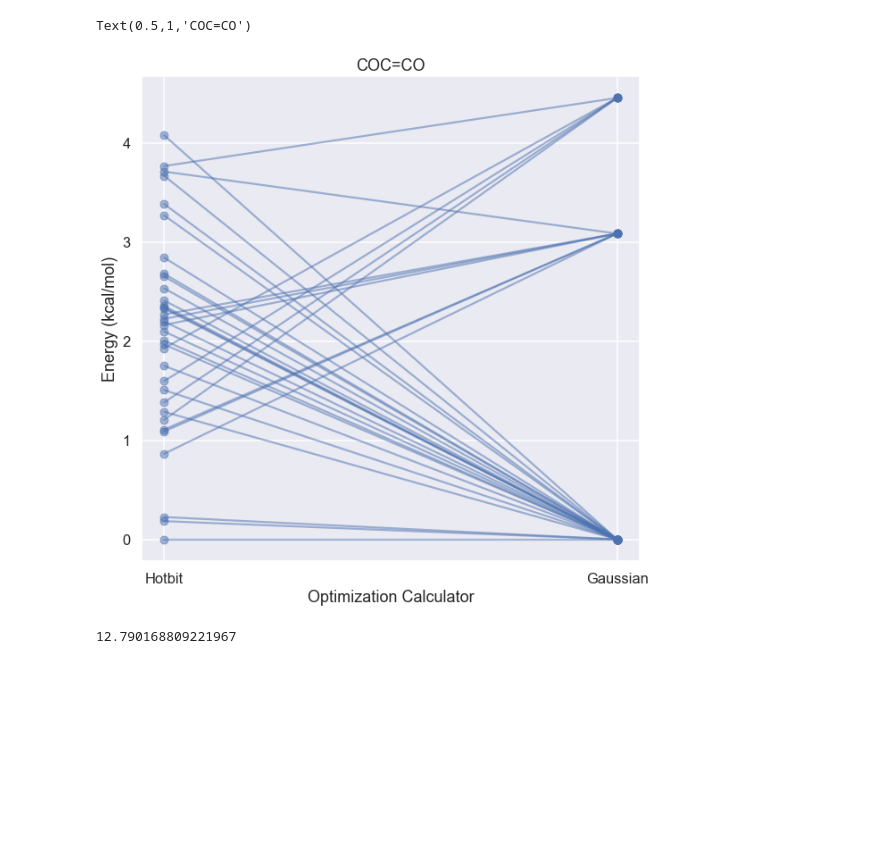
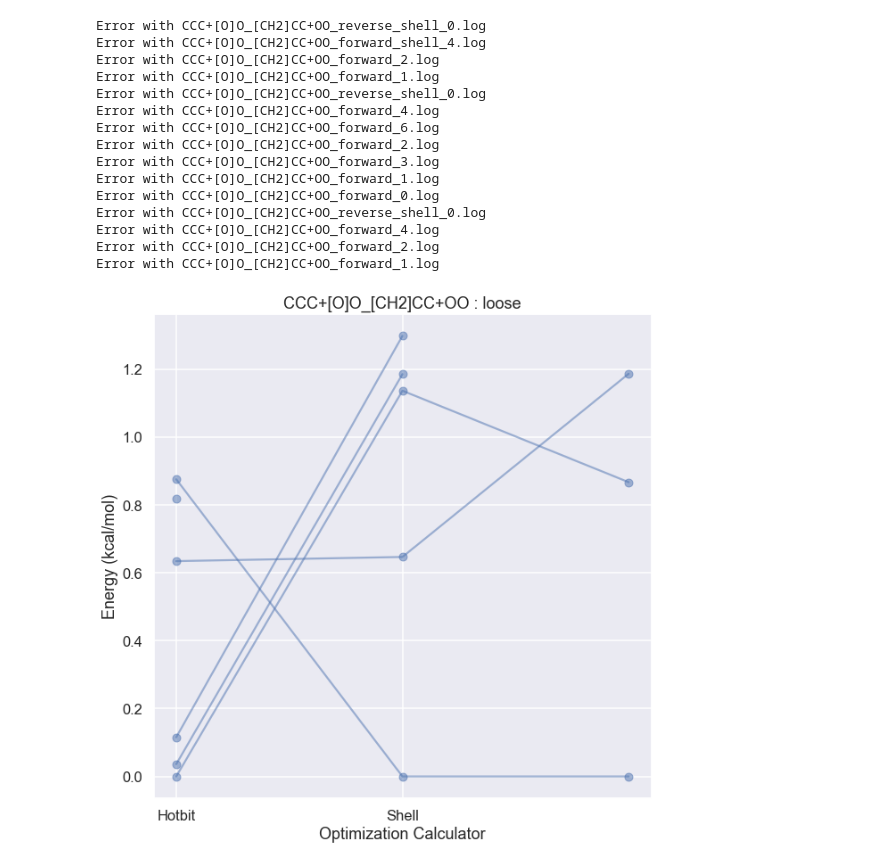
Before and after one commit to nateharms/profiling-conformers, a Jupyter notebook: plottin-species-results.ipynb, the cells around one changed output. Saved outputs shown, nothing was run; the diff lists cells and outputs as text; code cells hidden in the pictures; blank space fills up the shorter version.

```diff
--- a/plottin-species-results.ipynb
+++ b/plottin-species-results.ipynb
@@ -65,16 +41,53 @@ results = results.join(pd.DataFrame(gaussian_results.values(), columns=["gaussia
-# %%
-ax = (results - results.min())[["hotbit", "gaussian"]].T.plot(legend=False, c="b", marker="o", alpha=0.5, figsize=(10,10))
-#ax.plot([1,1], c="r")
-ax.set_xticks([0.0,1.0])
-ax.set_xticklabels(["Hotbit", "Gaussian"])
-ax.set_ylabel("Energy (kcal/mol)")
-ax.set_xlabel("Optimization Calculator")
-ax.set_title(smiles)
-# %% [output]
-Text(0.5,1,'COC=CO')
-[figure, removed]
-# %%
-forces = atoms.get_forces()
-(forces**2).sum(axis=1).max()
-# %% [output]
-12.790168809221967
+# %%
+
+for opt_type in opts:
+    results = pd.read_csv("{}/hotbit-ts.csv".format(opt_type))
+    results = results[["index", "hotbit"]]
+    smiles = "CCC+[O]O_[CH2]CC+OO"
+    directory = "{1}/ts/{0}/conformers".format(smiles, opt_type)
+    files = [f for f in os.listdir(directory) if f.endswith(".log")]
+    gaussian_results = {
+        "shell":{},
+        "overall":{}
+    }
+    for fi in files:
+        if "shell" in fi:
+            _, _, _, t, index = fi.strip(".log").split("_")
+        else:
+            _, _, _, index = fi.strip(".log").split("_")
+            t = "overall"
+        index = int(index)
+        try:
+            atoms = read_gaussian_out(os.path.join(directory, fi))
+            energy = atoms.get_potential_energy()
+            gaussian_results[t][index] = energy
+            forces = atoms.get_forces()
+        except:
+            print "Error with {}".format(fi)
+
+    results = results.join(pd.DataFrame(gaussian_results)) / 0.043
+    ax = (results - results.min())[["hotbit", "shell", "overall"]].T.plot(legend=False, c="b", marker="o", alpha=0.5, figsize=(10,10))
+    #ax.plot([1,1], c="r")
+    ax.set_xticks([0.0,1.0])
+    ax.set_xticklabels(["Hotbit", "Shell", "Overall"])
+    ax.set_ylabel("Energy (kcal/mol)")
+    ax.set_xlabel("Optimization Calculator")
+    ax.set_title("{} : {}".format(smiles, opt_type))
+    #ax.set_ylim([-1,10])
+# %% [output]
+Error with CCC+[O]O_[CH2]CC+OO_reverse_shell_0.log
+Error with CCC+[O]O_[CH2]CC+OO_forward_shell_4.log
+Error with CCC+[O]O_[CH2]CC+OO_forward_2.log
+Error with CCC+[O]O_[CH2]CC+OO_forward_1.log
+Error with CCC+[O]O_[CH2]CC+OO_reverse_shell_0.log
+Error with CCC+[O]O_[CH2]CC+OO_forward_4.log
+Error with CCC+[O]O_[CH2]CC+OO_forward_6.log
+Error with CCC+[O]O_[CH2]CC+OO_forward_2.log
+Error with CCC+[O]O_[CH2]CC+OO_forward_3.log
+Error with CCC+[O]O_[CH2]CC+OO_forward_1.log
+Error with CCC+[O]O_[CH2]CC+OO_forward_0.log
+Error with CCC+[O]O_[CH2]CC+OO_reverse_shell_0.log
+Error with CCC+[O]O_[CH2]CC+OO_forward_4.log
+Error with CCC+[O]O_[CH2]CC+OO_forward_2.log
+Error with CCC+[O]O_[CH2]CC+OO_forward_1.log
+[figure, added]
```
Also changed, not shown: parts of 6 cells of this notebook, 1 other file.
